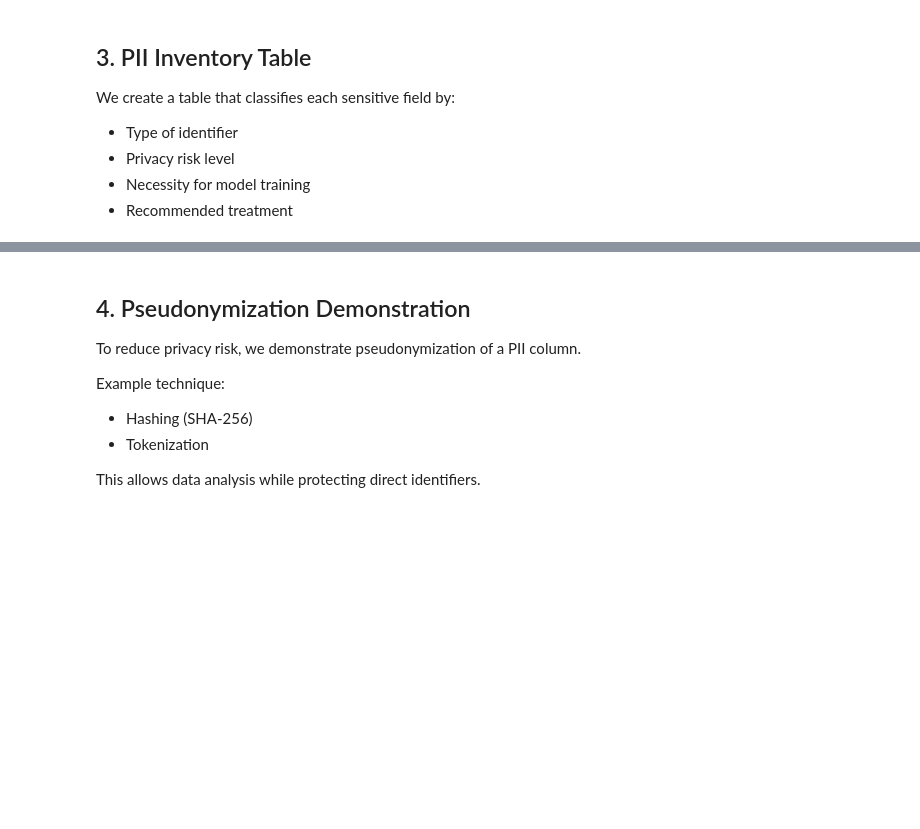
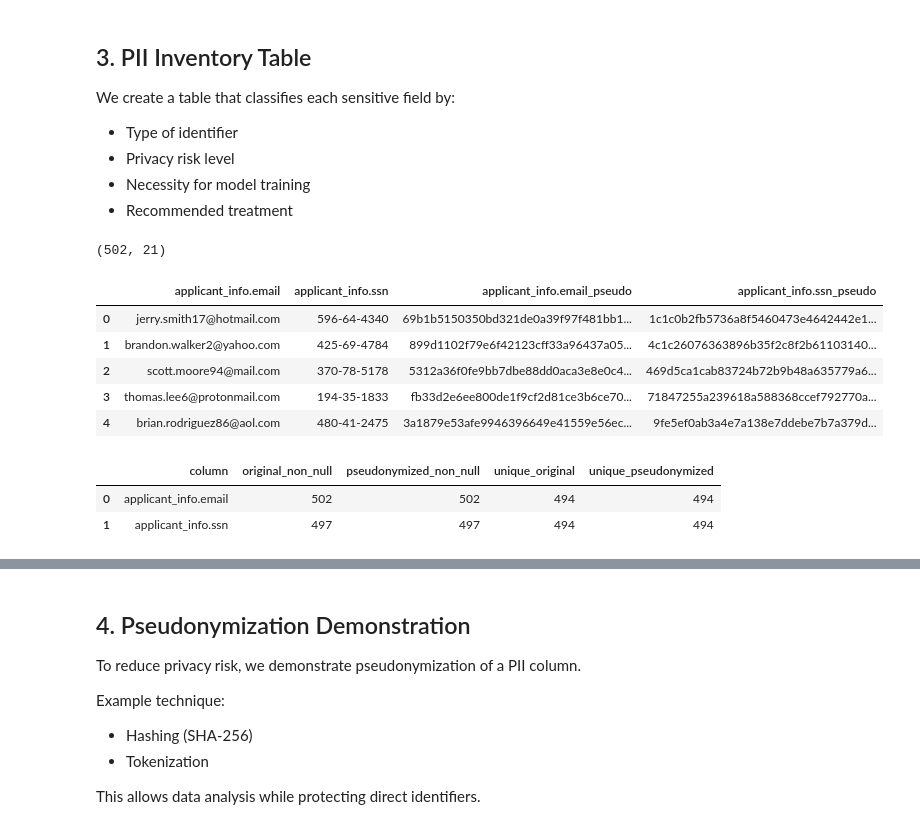
Before and after one commit to leo-nor-pro/dego-project-team6, a Jupyter notebook: notebooks/03-privacy-demo.ipynb, the cells around one changed output, grey strips where cells are left out. Saved outputs shown, nothing was run; the diff lists cells and outputs as text; code cells hidden in the pictures; blank space fills up the shorter version.

```diff
--- a/notebooks/03-privacy-demo.ipynb
+++ b/notebooks/03-privacy-demo.ipynb
@@ -43,3 +275,53 @@ We create a table that classifies each sensitive field by:
 - Privacy risk level
 - Necessity for model training
 - Recommended treatment
+# %%
+df_priv = df.copy()
+df_priv.shape
+# %% [output]
+(502, 21)
+# %%
+import hashlib
+import os
+
+# In real governance: store SALT in a secret manager, not in the notebook.
+SALT = os.environ.get("NOVACRED_PSEUDO_SALT", "demo_salt_change_me")
+
+def sha256_pseudonymize(value: object, salt: str = SALT) -> object:
+    if pd.isna(value):
+        return value
+    s = str(value).strip().lower()
+    return hashlib.sha256((salt + s).encode("utf-8")).hexdigest()
+
+# Apply to direct identifiers
+COLS_TO_PSEUDONYMIZE = ["applicant_info.email", "applicant_info.ssn"]
+
+for col in COLS_TO_PSEUDONYMIZE:
+    if col in df_priv.columns:
+        df_priv[col + "_pseudo"] = df_priv[col].apply(sha256_pseudonymize)
+
+df_priv[[c for c in df_priv.columns if c in COLS_TO_PSEUDONYMIZE or c.endswith("_pseudo")]].head(5)
+# %% [output]
+|  | applicant_info.email | applicant_info.ssn | applicant_info.email_pseudo | applicant_info.ssn_pseudo |
+| 0 | jerry.smith17@hotmail.com | 596-64-4340 | 69b1b5150350bd321de0a39f97f481bb1... | 1c1c0b2fb5736a8f5460473e4642442e1... |
+| 1 | brandon.walker2@yahoo.com | 425-69-4784 | 899d1102f79e6f42123cff33a96437a05... | 4c1c26076363896b35f2c8f2b61103140... |
+| 2 | scott.moore94@mail.com | 370-78-5178 | 5312a36f0fe9bb7dbe88dd0aca3e8e0c4... | 469d5ca1cab83724b72b9b48a635779a6... |
+| 3 | thomas.lee6@protonmail.com | 194-35-1833 | fb33d2e6ee800de1f9cf2d81ce3b6ce70... | 71847255a239618a588368ccef792770a... |
+| 4 | brian.rodriguez86@aol.com | 480-41-2475 | 3a1879e53afe9946396649e41559e56ec... | 9fe5ef0ab3a4e7a138e7ddebe7b7a379d... |
+# %%
+checks = []
+for col in COLS_TO_PSEUDONYMIZE:
+    if col in df_priv.columns:
+        checks.append({
+            "column": col,
+            "original_non_null": int(df_priv[col].notna().sum()),
+            "pseudonymized_non_null": int(df_priv[col + "_pseudo"].notna().sum()),
+            "unique_original": int(df_priv[col].nunique(dropna=True)),
+            "unique_pseudonymized": int(df_priv[col + "_pseudo"].nunique(dropna=True)),
+        })
+
+pd.DataFrame(checks)
+# %% [output]
+|  | column | original_non_null | pseudonymized_non_null | unique_original | unique_pseudonymized |
+| 0 | applicant_info.email | 502 | 502 | 494 | 494 |
+| 1 | applicant_info.ssn | 497 | 497 | 494 | 494 |
```
Also changed, not shown: parts of 16 cells of this notebook.
